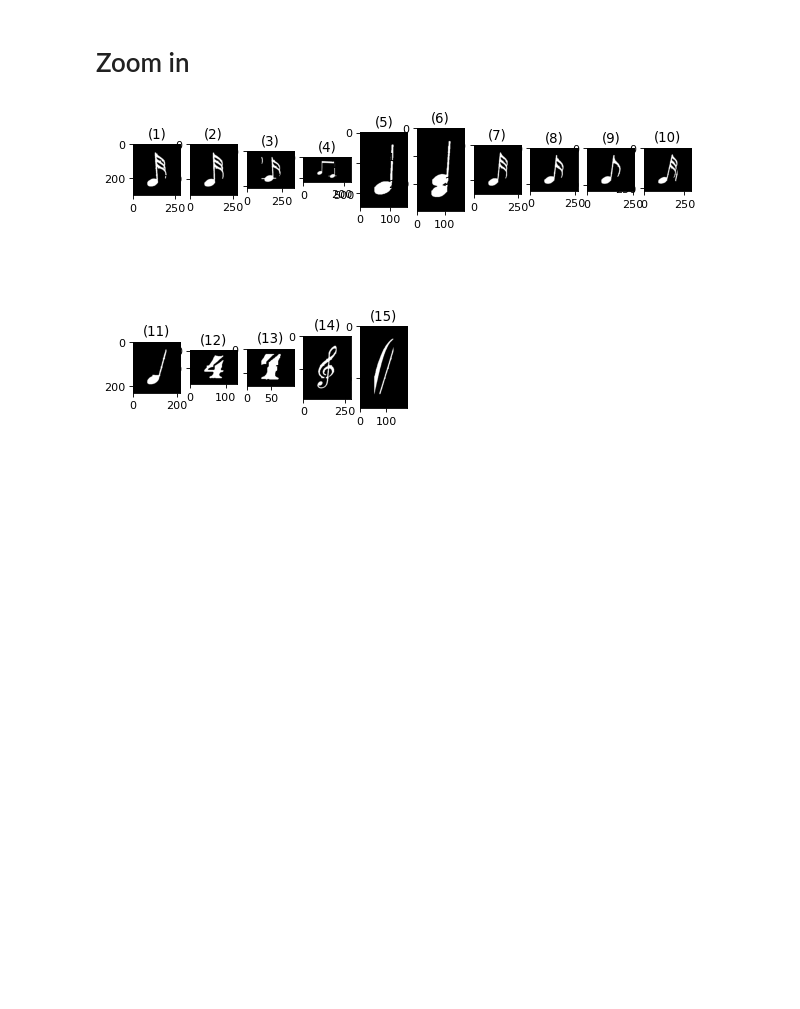
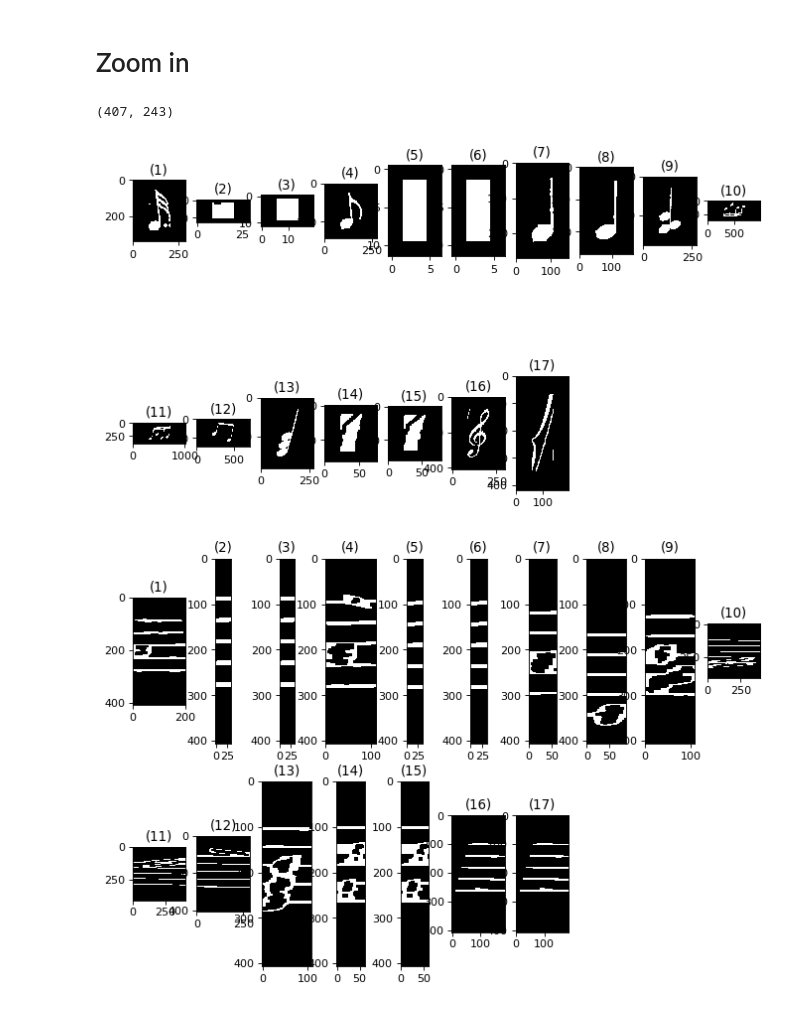
Before and after one commit to Yaamani/omr-image-processing, a Jupyter notebook: AlgorithmF.ipynb, the cells around one changed output. Saved outputs shown, nothing was run; the diff lists cells and outputs as text; code cells hidden in the pictures; blank space fills up the shorter version.

```diff
--- a/AlgorithmF.ipynb
+++ b/AlgorithmF.ipynb
@@ -295,11 +410,18 @@ for line_of_notes, line_notes_staff_lines in zip(list_of_notes, list_of_notes_st
             list_of_notes_staff_lines_classification_ready[i].append(s)
             list_of_notes_classification_ready_contours[i].append(c)
 
+
     i += 1
+
+print(list_of_notes_staff_lines_classification_ready[2][1].shape)
+# %% [output]
+(407, 243)
 # %%
-my_show_images(list_of_notes_classification_ready[2], dpi=80, row_max=10)
+my_show_images(list_of_notes_classification_ready[1], dpi=80, row_max=10)
+my_show_images(list_of_notes_staff_lines_classification_ready[1], dpi=80, row_max=10)
 # %% [output]
-[figure, old version]
+[figure, new version]
+[figure, added]
 # %%
 features = extract_features_for_all(list_of_notes_classification_ready[2], 'hog')
 model.predict(features)
```
Also changed, not shown: parts of 14 cells of this notebook.
